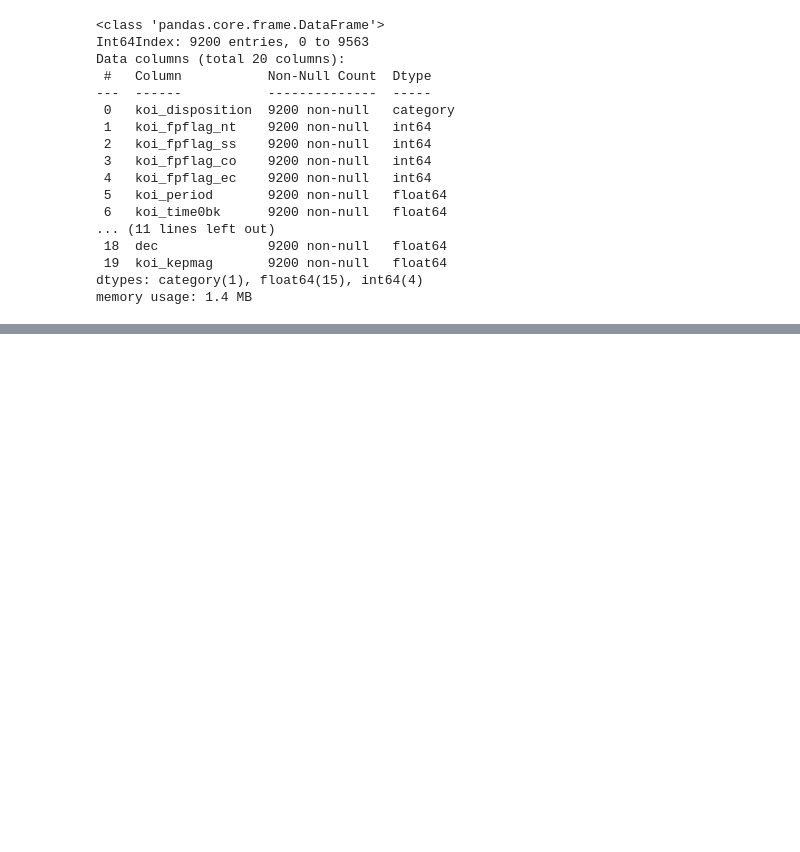
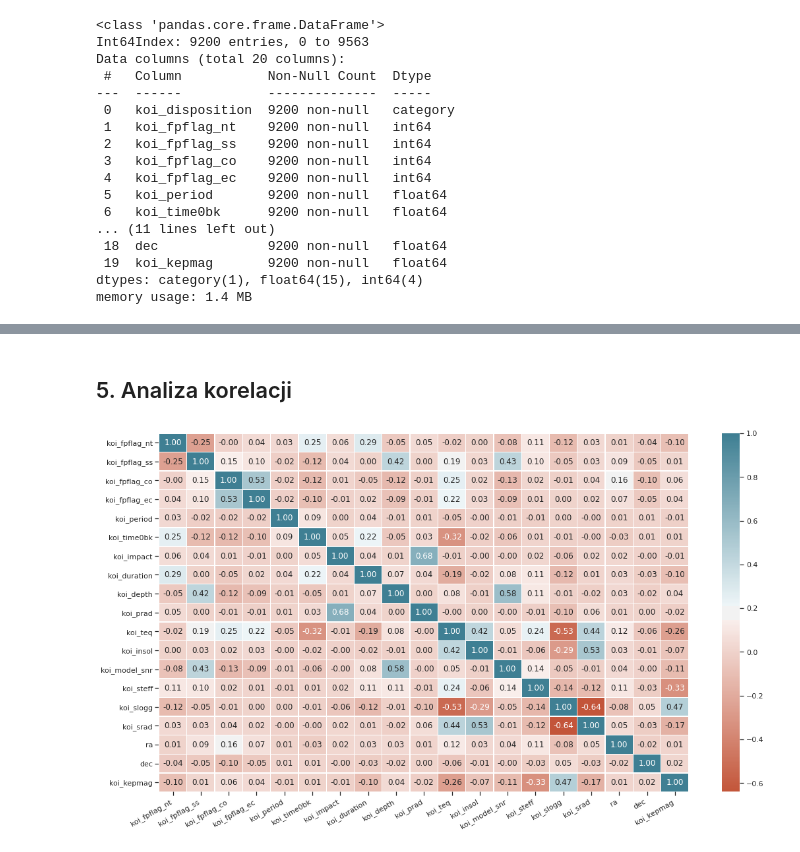
Before and after one commit to ArminD93/KeplerExoplanetSearchResults, a Jupyter notebook: KeplerExoplanetSearchResults.ipynb, the cells around one changed output, grey strips where cells are left out. Saved outputs shown, nothing was run; the diff lists cells and outputs as text; code cells hidden in the pictures; blank space fills up the shorter version.

Commit message:
Analiza korelacji

```diff
--- a/KeplerExoplanetSearchResults.ipynb
+++ b/KeplerExoplanetSearchResults.ipynb
@@ -203,0 +228,12 @@ memory usage: 1.4 MB
+# %% [markdown]
+## <a name='8'></a>5. Analiza korelacji
+# %%
+corr = kepler.corr()
+
+fig = plt.figure(figsize=(18,10))
+g = sns.heatmap(corr, xticklabels=corr.columns.values, yticklabels=corr.columns.values, annot=True, fmt='.2f', linewidth=.3, cmap=sns.diverging_palette(20, 220, n=256))
+g.set_xticklabels( g.get_xticklabels(), rotation=30,  horizontalalignment='right', fontweight='light' )
+
+plt.show()
+# %% [output]
+[figure, added]
```
Also changed, not shown: parts of 6 cells of this notebook.
